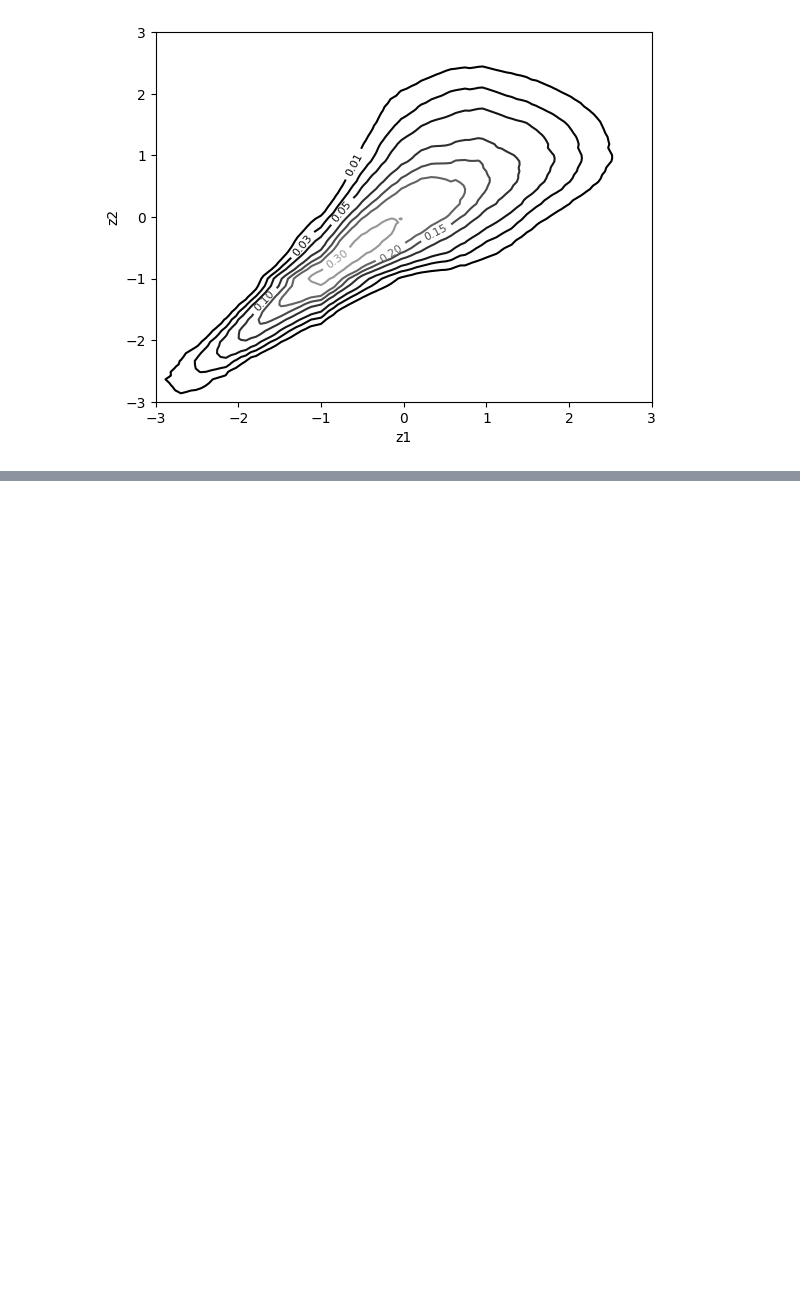
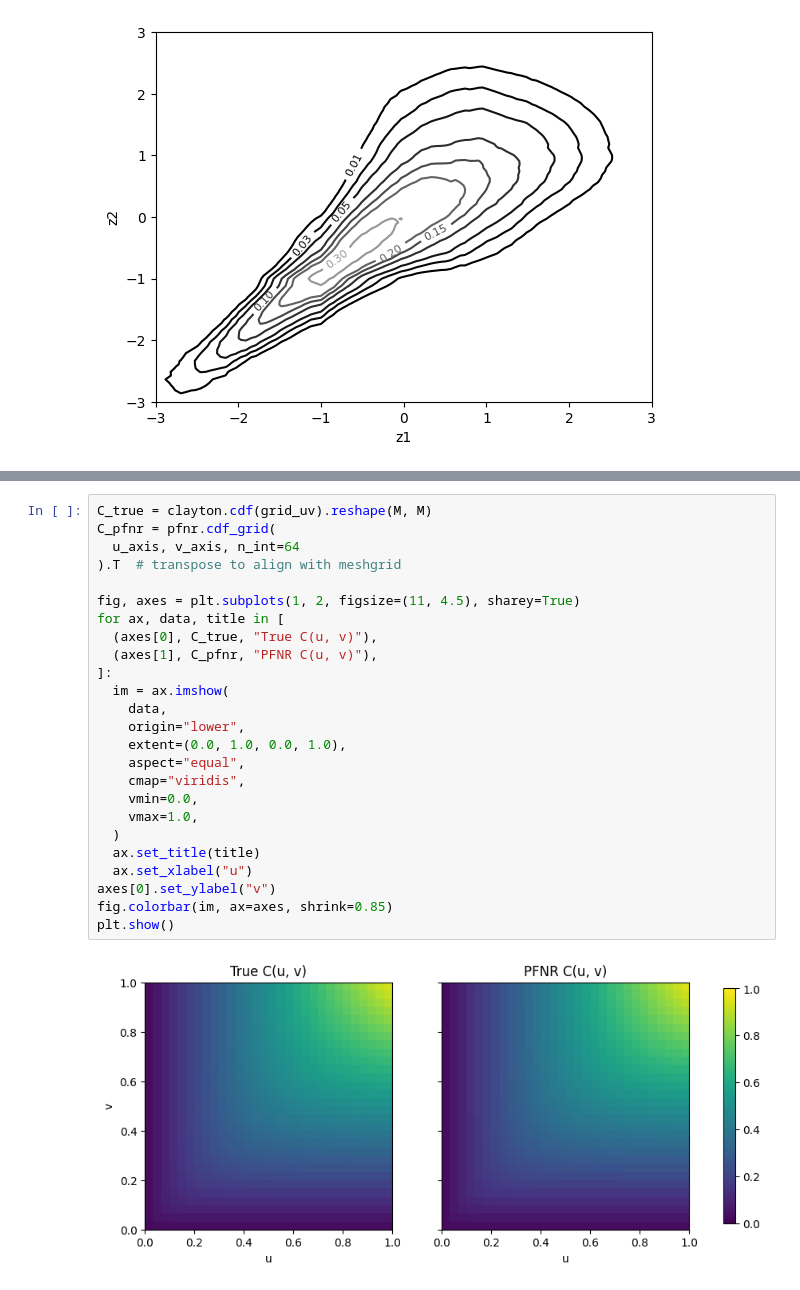
Before and after one commit to tvatter/npcc, a Jupyter notebook: notebooks/pfnr_bicop_demo.ipynb, the cells around one changed output, grey strips where cells are left out. Saved outputs shown, nothing was run; the diff lists cells and outputs as text; blank space fills up the shorter version.

```diff
--- a/notebooks/pfnr_bicop_demo.ipynb
+++ b/notebooks/pfnr_bicop_demo.ipynb
@@ -114,0 +158,27 @@ PFNRBicop (criterion method, symmetric)
+# %%
+C_true = clayton.cdf(grid_uv).reshape(M, M)
+C_pfnr = pfnr.cdf_grid(
+  u_axis, v_axis, n_int=64
+).T  # transpose to align with meshgrid
+
+fig, axes = plt.subplots(1, 2, figsize=(11, 4.5), sharey=True)
+for ax, data, title in [
+  (axes[0], C_true, "True C(u, v)"),
+  (axes[1], C_pfnr, "PFNR C(u, v)"),
+]:
+  im = ax.imshow(
+    data,
+    origin="lower",
+    extent=(0.0, 1.0, 0.0, 1.0),
+    aspect="equal",
+    cmap="viridis",
+    vmin=0.0,
+    vmax=1.0,
+  )
+  ax.set_title(title)
+  ax.set_xlabel("u")
+axes[0].set_ylabel("v")
+fig.colorbar(im, ax=axes, shrink=0.85)
+plt.show()
+# %% [output]
+[figure, added]
```
Also changed, not shown: parts of 8 cells of this notebook, 8 other files.
